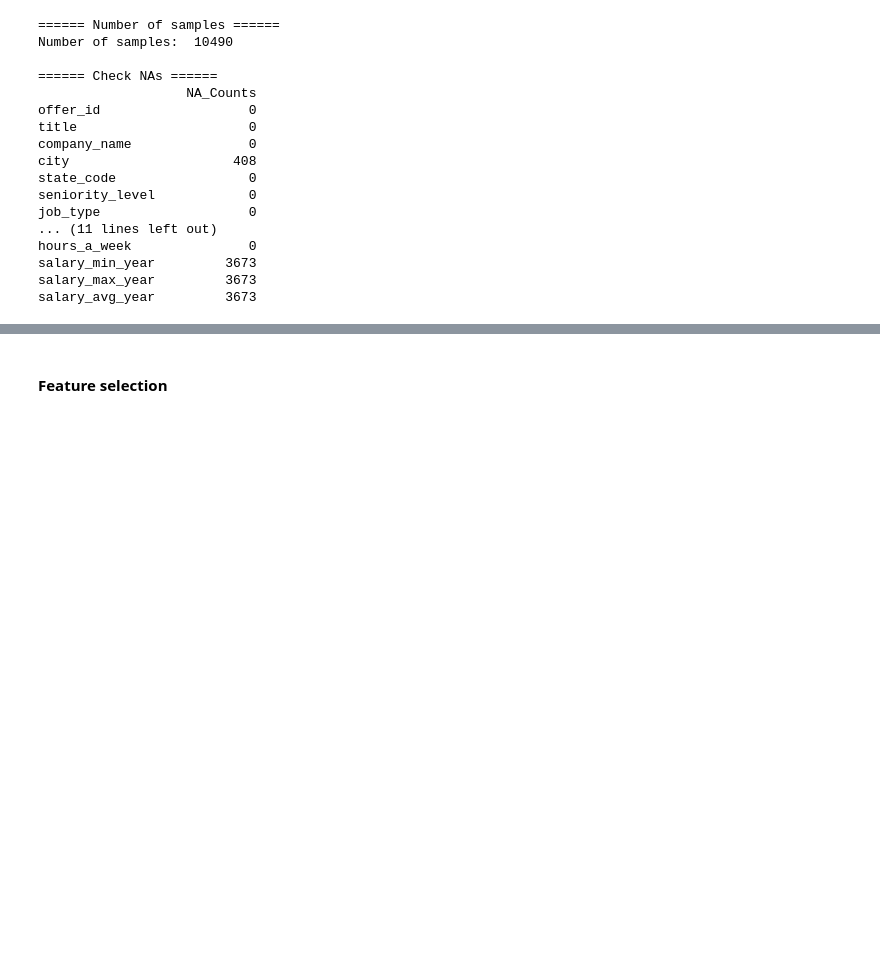
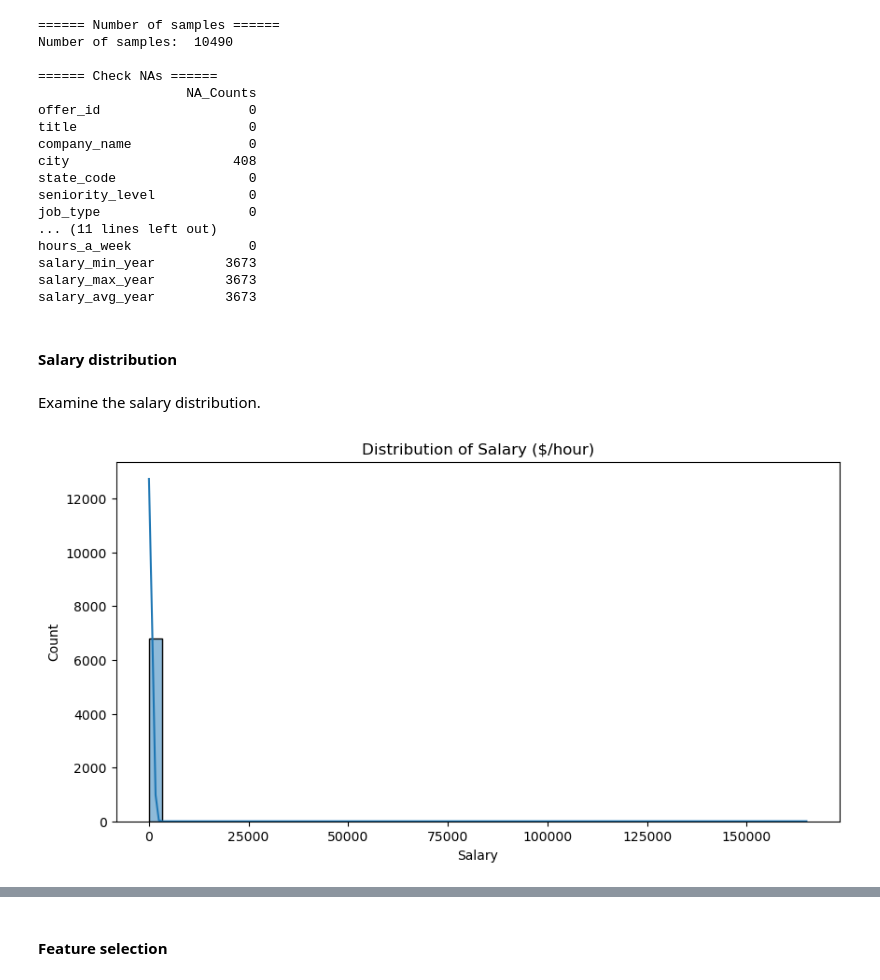
Before and after one commit to enicaking/web-analytics-project-repo, a Jupyter notebook: XGBoost Linkedin data.ipynb, the cells around one changed output, grey strips where cells are left out. Cells and saved outputs as stored; diff of their text form; code cells hidden in the pictures; blank space fills up the shorter version.

```diff
--- a/XGBoost Linkedin data.ipynb
+++ b/XGBoost Linkedin data.ipynb
@@ -86,3 +86,19 @@ hours_a_week               0
 salary_min_year         3673
 salary_max_year         3673
 salary_avg_year         3673
+# %% [markdown]
+#### Salary distribution
+# %% [markdown]
+Examine the salary distribution.
+# %%
+# Plot salary distribution for 'salary_avg_hour'
+salary = df["salary_avg_hour"].dropna()
+
+plt.figure(figsize=(10, 5))
+sns.histplot(salary, kde=True, bins=50)
+plt.title("Distribution of Salary ($/hour)")
+plt.xlabel("Salary")
+plt.ylabel("Count")
+plt.show()
+# %% [output]
+[figure, added]
```
Also changed, not shown: parts of 18 cells of this notebook, 10 other files.
